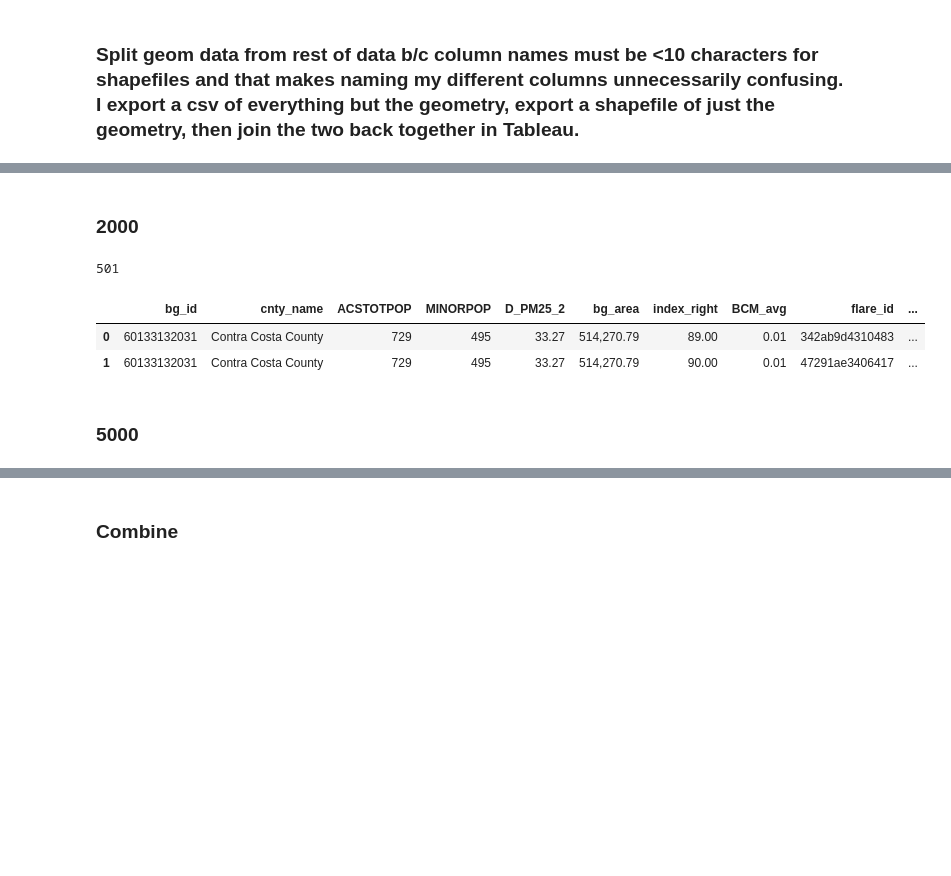
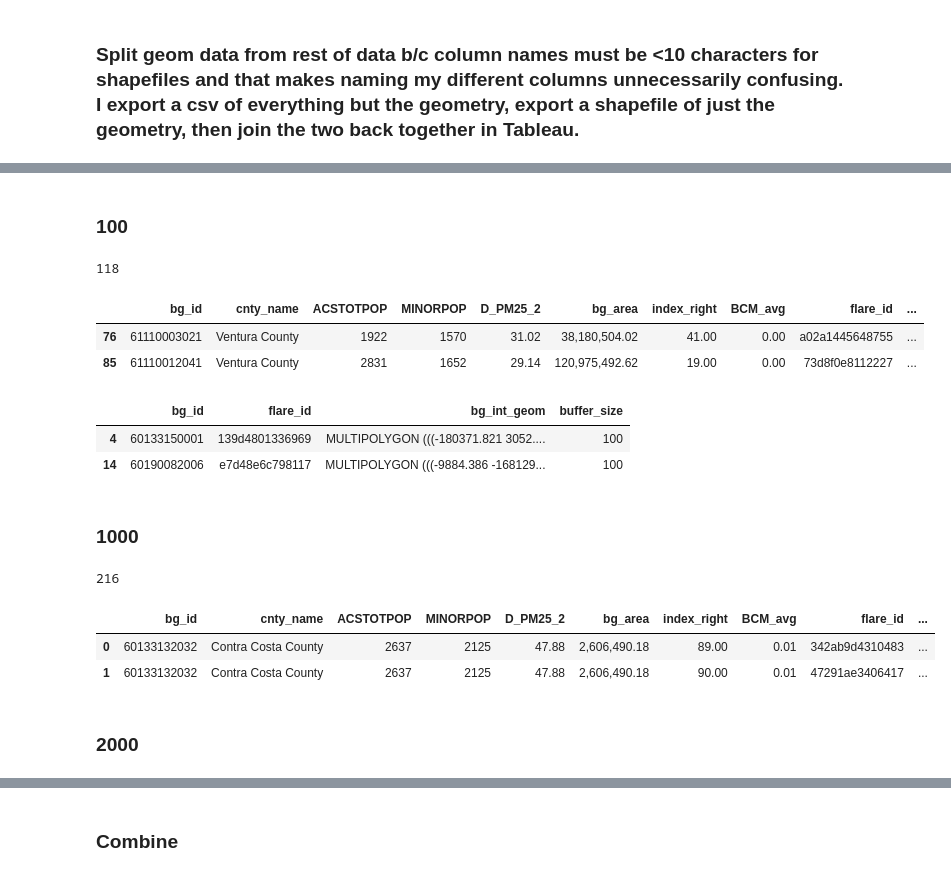
Before and after one commit to natebendermontana/capstone_rmi, a Jupyter notebook: bg_flare_impact.ipynb, the cells around one changed output, grey strips where cells are left out. Cells and saved outputs as stored; diff of their text form; code cells hidden in the pictures; blank space fills up the shorter version.

Commit message:
got final (fingers crossed) data structure in place

```diff
--- a/bg_flare_impact.ipynb
+++ b/bg_flare_impact.ipynb
@@ -126,8 +126,9 @@ len(ca_bg_joined['bg_id'].unique())
 # %% [output]
 25602
 # %%
+buffer_size=100
+#buffer_size=1000
 #buffer_size=2000
-buffer_size=5000
 # %%
 buffer_col = f"{buffer_size}_buff_geom"
 ca_flares[buffer_col] = ca_flares['flarepts_geom'].buffer(distance=buffer_size)
@@ -335,3 +334,26 @@ df_bg_intersect = df_bg_intersect.reset_index(drop=True)
 
 # Concatenate the new variables with the original DataFrame
 df_bg_intersect = pd.concat([df_bg_intersect, intersect_norm], axis=1)
+# %%
+# Create calculations of # of counties affected and counts of BGs according to different
+# "bins" of overlap
+
+df_bg_intersect[f'{buffer_size}_bg_int_25%orless'] = (df_bg_intersect.groupby('bg_id')
+                                        [f'{buffer_size}_bg_int_prop'].apply(lambda x: (x <= .25).sum()).sum())
+
+df_bg_intersect[f'{buffer_size}_bg_int_50%orless'] = (df_bg_intersect.groupby('bg_id')
+                                        [f'{buffer_size}_bg_int_prop'].apply(lambda x: (x <= .5).sum()).sum())
+
+df_bg_intersect[f'{buffer_size}_bg_int_75%orless'] = (df_bg_intersect.groupby('bg_id')
+                                        [f'{buffer_size}_bg_int_prop'].apply(lambda x: (x <= .75).sum()).sum())
+
+df_bg_intersect[f'{buffer_size}_bg_int_anyint'] = (df_bg_intersect.groupby('bg_id')
+                                        [f'{buffer_size}_bg_int_prop'].apply(lambda x: (x <= 1).sum()).sum())
+# %%
+# counties affected
+temp = gp.GeoDataFrame(df_bg_intersect[['bg_id', 'flare_id', f'{buffer_size}_bg_int_geom']],
+                                         geometry=f'{buffer_size}_bg_int_geom')
+
+counties_intersect = gp.sjoin(ca_counties, temp, how='inner', predicate='contains')
+
+df_bg_intersect[f'{buffer_size}_num_counties'] = len(counties_intersect['cnty_name'].unique())
@@ -365,0 +402,11 @@ df_bg_intersect.sample(1)
+# %% [markdown]
+### 100
+# %%
+df_bgintersect_geo100 = gp.GeoDataFrame(df_bg_intersect[['bg_id', 'flare_id', '100_bg_int_geom']],
+                                         geometry='100_bg_int_geom')
+
+print(len(df_bgintersect_geo100[df_bgintersect_geo100.is_valid]))
+
+df_bgintersect_100 = df_bg_intersect.drop(['bg_geom', f'{buffer_size}_buff_geom', f'{buffer_size}_bg_int_geom'], axis=1)
+# %% [output]
+118
@@ -365,0 +420,12 @@ df_bg_intersect.sample(1)
+# %%
+df_bgintersect_100.sample(2)
+# %% [output]
+|  | bg_id | cnty_name | ACSTOTPOP | MINORPOP | D_PM25_2 | bg_area | index_right | BCM_avg | flare_id | ... |
+| 76 | 61110003021 | Ventura County | 1922 | 1570 | 31.02 | 38,180,504.02 | 41.00 | 0.00 | a02a1445648755 | ... |
+| 85 | 61110012041 | Ventura County | 2831 | 1652 | 29.14 | 120,975,492.62 | 19.00 | 0.00 | 73d8f0e8112227 | ... |
+# %%
+df_bgintersect_geo100.sample(2)
+# %% [output]
+|  | bg_id | flare_id | bg_int_geom | buffer_size |
+| 4 | 60133150001 | 139d4801336969 | MULTIPOLYGON (((-180371.821 3052.... | 100 |
+| 14 | 60190082006 | e7d48e6c798117 | MULTIPOLYGON (((-9884.386 -168129... | 100 |
@@ -366,18 +434,26 @@ df_bg_intersect.sample(1)
 # %% [markdown]
-### 2000
+### 1000
 # %%
-df_bgintersect_geo2000 = gp.GeoDataFrame(df_bg_intersect[['bg_id', 'flare_id', '2000_bg_int_geom']],
-                                         geometry='2000_bg_int_geom')
+df_bgintersect_geo1000 = gp.GeoDataFrame(df_bg_intersect[['bg_id', 'flare_id', '1000_bg_int_geom']],
+                                         geometry='1000_bg_int_geom')
 
-print(len(df_bgintersect_geo2000[df_bgintersect_geo2000.is_valid]))
+print(len(df_bgintersect_geo1000[df_bgintersect_geo1000.is_valid]))
 
-df_bgintersect_2000 = df_bg_intersect.drop(['bg_geom', f'{buffer_size}_buff_geom', f'{buffer_size}_bg_int_geom'], axis=1)
+df_bgintersect_1000 = df_bg_intersect.drop(['bg_geom', f'{buffer_size}_buff_geom',
+                                            f'{buffer_size}_bg_int_geom'], axis=1)
+
+# Add in a buffer_size col for filtering in Tableau
+df_bgintersect_geo1000['buffer_size'] = 1000
+
+# and change the geom col name back to a general name so the
+# three buffer sizes can now be merged into one column
+df_bgintersect_geo1000.rename(columns={'1000_bg_int_geom':'bg_int_geom'}, inplace=True)  # old:new.
 # %% [output]
-501
+216
 # %%
-df_bgintersect_2000.head(2)
+df_bgintersect_1000.head(2)
 # %% [output]
 |  | bg_id | cnty_name | ACSTOTPOP | MINORPOP | D_PM25_2 | bg_area | index_right | BCM_avg | flare_id | ... |
-| 0 | 60133132031 | Contra Costa County | 729 | 495 | 33.27 | 514,270.79 | 89.00 | 0.01 | 342ab9d4310483 | ... |
-| 1 | 60133132031 | Contra Costa County | 729 | 495 | 33.27 | 514,270.79 | 90.00 | 0.01 | 47291ae3406417 | ... |
+| 0 | 60133132032 | Contra Costa County | 2637 | 2125 | 47.88 | 2,606,490.18 | 89.00 | 0.01 | 342ab9d4310483 | ... |
+| 1 | 60133132032 | Contra Costa County | 2637 | 2125 | 47.88 | 2,606,490.18 | 90.00 | 0.01 | 47291ae3406417 | ... |
 # %%
@@ -385,4 +461,4 @@ df_bgintersect_geo2000.to_file('data/df_bg_geo2000.shp', driver='ESRI Shapefile'
 # %% [markdown]
-### 5000
+### 2000
 # %%
 # Create a new geodataframe with just the id and geom columns
```
Also changed, not shown: parts of 72 cells of this notebook.
